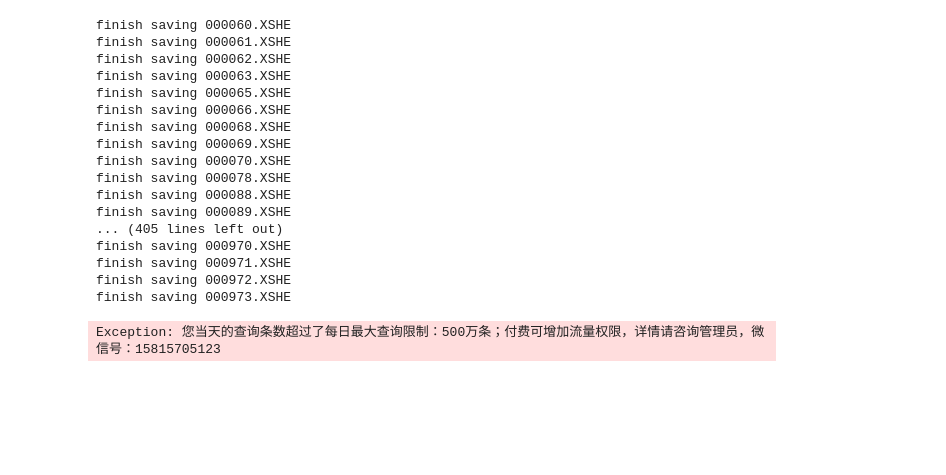
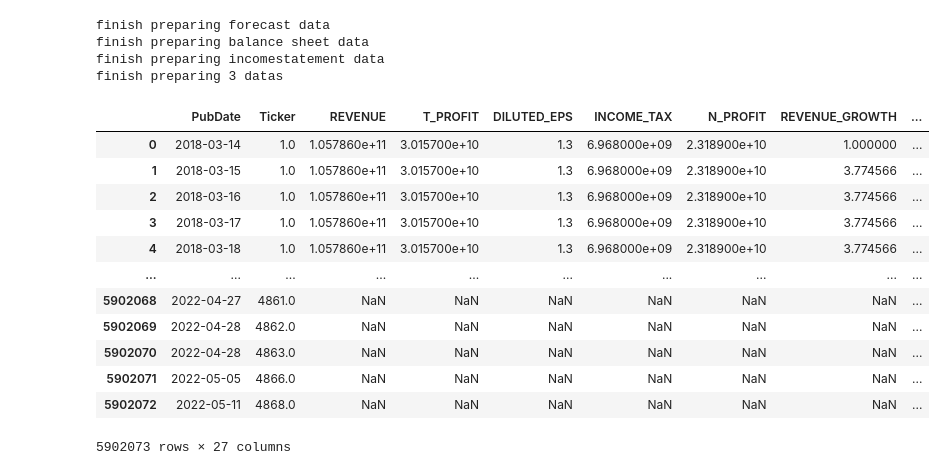
Before and after one commit to yan811/quant, a Jupyter notebook: factor_gen/factor101.ipynb, the cells around one changed output. Drawn from its saved outputs; the diff is of its cells as text; code cells hidden in the pictures; blank space fills up the shorter version.

Commit message:
factor101_new

```diff
--- a/factor_gen/factor101.ipynb
+++ b/factor_gen/factor101.ipynb
@@ -27,24 +1,17 @@ def gen_data(code,start_date = '2017-12-31',end_date = '2022-06-01'):
-# %%
-if __name__=='__main__':
-    start_index = codes.index('000059.XSHE')
-    for code in codes[start_index+1:]:
-        gen_data(code)
-# %% [output]
-finish saving 000060.XSHE
-finish saving 000061.XSHE
-finish saving 000062.XSHE
-finish saving 000063.XSHE
-finish saving 000065.XSHE
-finish saving 000066.XSHE
-finish saving 000068.XSHE
-finish saving 000069.XSHE
-finish saving 000070.XSHE
-finish saving 000078.XSHE
-finish saving 000088.XSHE
-finish saving 000089.XSHE
-... (405 lines left out)
-finish saving 000970.XSHE
-finish saving 000971.XSHE
-finish saving 000972.XSHE
-finish saving 000973.XSHE
-Exception: 您当天的查询条数超过了每日最大查询限制：500万条；付费可增加流量权限，详情请咨询管理员，微信号：15815705123
+# %%
+import os
+import pandas as pd
+import numpy as np
+root= 'C:/Users/DELL/Desktop/recent/研一下/学习/量化/final_project/quant_code/'
+os.chdir(root)
+import utils.tools as tools
+import utils.calculators as calculators
+import factor_gen.y as y
+# %%
+def transfer_data(sample):
+    sample2 = sample.set_index(['PubDate'])
+    sample2.index = pd.to_datetime(sample2.index)
+    sample2 = sample2[~sample2.index.duplicated()]#去除重复索引
+    sample2 = sample2.resample('D').asfreq().ffill()#对齐到每天，若对齐5分钟-5T
+    sample2 = sample2.reset_index()
+    return sample2
@@ -50,0 +83,23 @@ Exception: 您当天的查询条数超过了每日最大查询限制：500万条
+# %%
+data = get_raw_factor101()
+# %% [output]
+finish preparing forecast data
+finish preparing balance sheet data
+finish preparing incomestatement data
+finish preparing 3 datas
+# %%
+data
+# %% [output]
+|  | PubDate | Ticker | REVENUE | T_PROFIT | DILUTED_EPS | INCOME_TAX | N_PROFIT | REVENUE_GROWTH | ... |
+| 0 | 2018-03-14 | 1.0 | 1.057860e+11 | 3.015700e+10 | 1.3 | 6.968000e+09 | 2.318900e+10 | 1.000000 | ... |
+| 1 | 2018-03-15 | 1.0 | 1.057860e+11 | 3.015700e+10 | 1.3 | 6.968000e+09 | 2.318900e+10 | 3.774566 | ... |
+| 2 | 2018-03-16 | 1.0 | 1.057860e+11 | 3.015700e+10 | 1.3 | 6.968000e+09 | 2.318900e+10 | 3.774566 | ... |
+| 3 | 2018-03-17 | 1.0 | 1.057860e+11 | 3.015700e+10 | 1.3 | 6.968000e+09 | 2.318900e+10 | 3.774566 | ... |
+| 4 | 2018-03-18 | 1.0 | 1.057860e+11 | 3.015700e+10 | 1.3 | 6.968000e+09 | 2.318900e+10 | 3.774566 | ... |
+| ... | ... | ... | ... | ... | ... | ... | ... | ... | ... |
+| 5902068 | 2022-04-27 | 4861.0 | NaN | NaN | NaN | NaN | NaN | NaN | ... |
+| 5902069 | 2022-04-28 | 4862.0 | NaN | NaN | NaN | NaN | NaN | NaN | ... |
+| 5902070 | 2022-04-28 | 4863.0 | NaN | NaN | NaN | NaN | NaN | NaN | ... |
+| 5902071 | 2022-05-05 | 4866.0 | NaN | NaN | NaN | NaN | NaN | NaN | ... |
+| 5902072 | 2022-05-11 | 4868.0 | NaN | NaN | NaN | NaN | NaN | NaN | ... |
+5902073 rows × 27 columns
```
Also changed, not shown: parts of 15 cells of this notebook, 7 other files.
